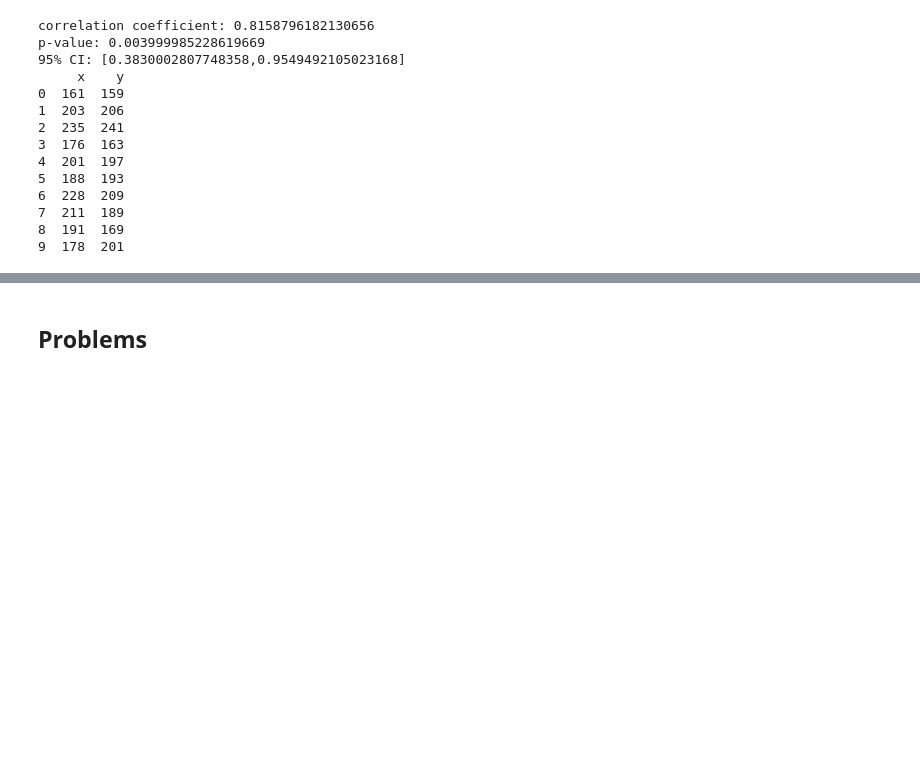
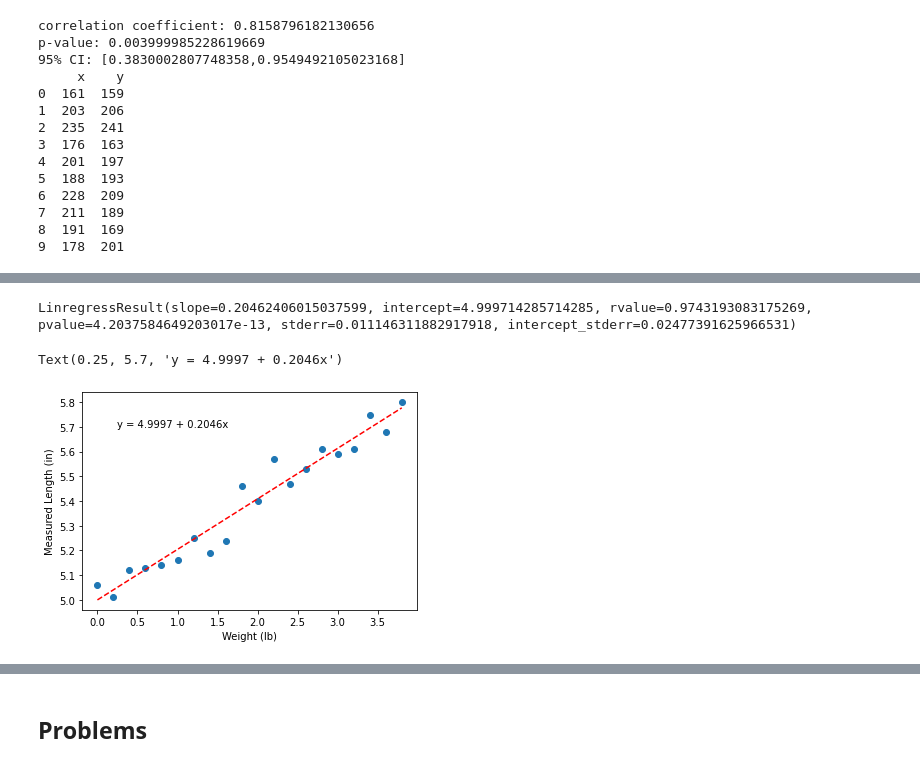
Before and after one commit to lsig/Statistics, a Jupyter notebook: Workbook.ipynb, the cells around one changed output, grey strips where cells are left out. Saved outputs shown, nothing was run; the diff lists cells and outputs as text; code cells hidden in the pictures; blank space fills up the shorter version.

Commit message:
Lecture package2 week 10 complete, table bug in chapter 2 fixed

```diff
--- a/Workbook.ipynb
+++ b/Workbook.ipynb
@@ -2643,0 +2665,33 @@ p-value: 0.003999985228619669
+# %%
+import pandas as pd
+import numpy as np
+import matplotlib.pylab as plt
+from scipy.stats import linregress
+
+
+df = pd.read_csv("datasets/Ch7/table7-1.csv")
+
+x = df['Weight (x)']
+y = df['Measured Length (y)']
+
+reg = linregress(x, y)
+print(reg)
+slope = reg[0]
+intercept = reg[1]
+
+a, b = np.polyfit(x, y, 1)
+
+plt.scatter(x, y)
+plt.plot(x, a * x + b, color='red',linestyle='--')
+
+
+plt.xlabel('Weight (lb)')
+plt.ylabel('Measured Length (in)')
+
+best_line = f'y = {round(b,4)} + {round(a,4)}x'
+
+plt.text(0.25, 5.7, best_line)
+# %% [output]
+LinregressResult(slope=0.20462406015037599, intercept=4.999714285714285, rvalue=0.9743193083175269, pvalue=4.2037584649203017e-13, stderr=0.011146311882917918, intercept_stderr=0.02477391625966531)
+Text(0.25, 5.7, 'y = 4.9997 + 0.2046x')
+[figure, added]
```
Also changed, not shown: parts of 6 cells of this notebook, 2 other files.
